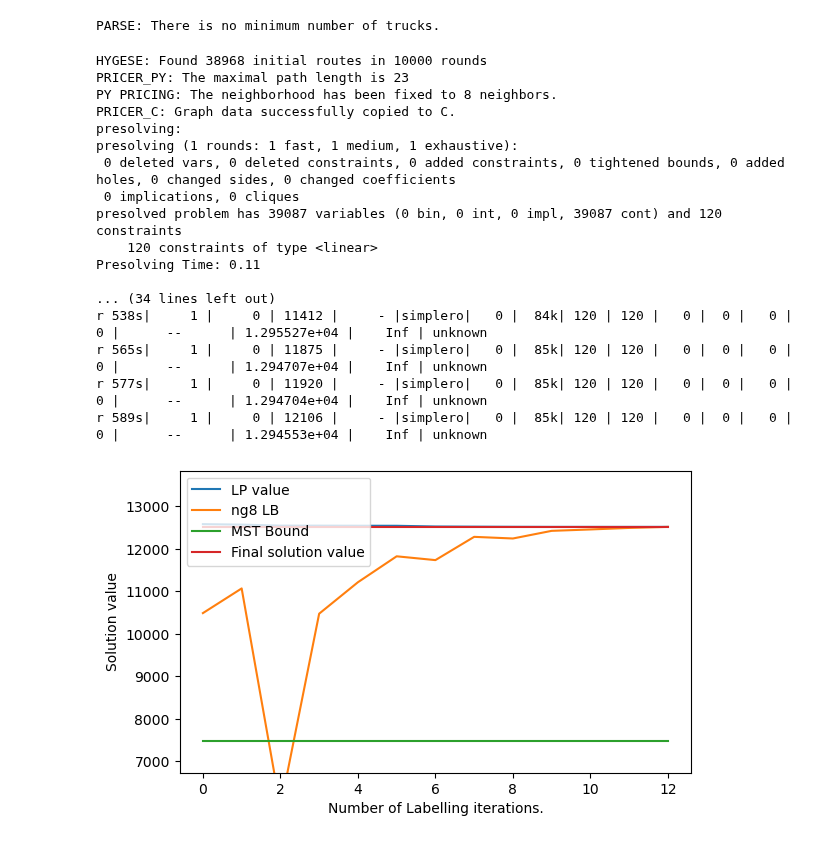
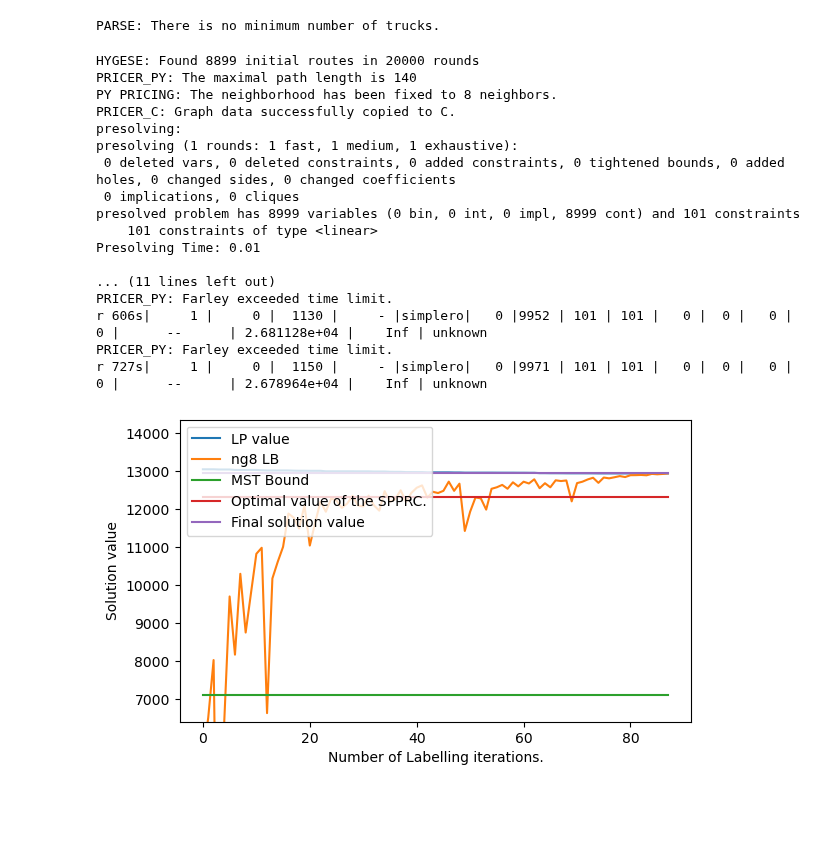
Before and after one commit to habanzu/cvrp, a Jupyter notebook: CVRP.ipynb, the cells around one changed output. Drawn from its saved outputs; the diff is of its cells as text; code cells hidden in the pictures; blank space fills up the shorter version.

```diff
--- a/CVRP.ipynb
+++ b/CVRP.ipynb
@@ -25,16 +25,16 @@ import matplotlib
 # G = parse("Instances/E/E-n51-k5.vrp")
 # G = parse("Instances/E/E-n76-k14.vrp")
 # G = parse("Instances/E/E-n101-k14.vrp")
-# G = parse("Instances/Uchoa/X-n101-k25.vrp")
-# G.graph['min_trucks'] = 26
+G = parse("Instances/Uchoa/X-n101-k25.vrp")
+G.graph['min_trucks'] = 26
 # G = parse("Instances/Uchoa/X-n106-k14.vrp")
 # G.graph['min_trucks'] = 14
 # G = parse("Instances/Uchoa/X-n110-k13.vrp")
 # G.graph['min_trucks'] = 13
 # G = parse("Instances/Uchoa/X-n115-k10.vrp")
 # G.graph['min_trucks'] = 10
-G = parse("Instances/Uchoa/X-n120-k6.vrp")
-G.graph['min_trucks'] = 6
+# G = parse("Instances/Uchoa/X-n120-k6.vrp")
+# G.graph['min_trucks'] = 6
 # G = parse("Instances/Uchoa/X-n125-k30.vrp")
 # G.graph['min_trucks'] = 30
 # G = parse("Instances/Uchoa/X-n129-k18.vrp")
@@ -59,10 +59,10 @@ model = VRP(G)
 # Create pricer
 pricer = VRPPricer()
 pricer.init_data(G)
-pricer.data['methods'] = ["ng8"]
+pricer.data['methods'] = ["SPPRC"]
 pricer.data['max_vars']= 10000
-pricer.data['time_limit'] = 300
-pricer.data['farley'] = False
+pricer.data['time_limit'] = 120
+pricer.data['farley'] = True
 
 model.includePricer(pricer, "pricer","does pricing")
 
@@ -71,23 +71,23 @@ create_constraints(model,G,heuristic_stale_it=100, heuristic_max_it=2e4)
 model.optimize()
 model.hideOutput(quiet=False)
 # %% [output]
-HYGESE: Found 38968 initial routes in 10000 rounds
-PRICER_PY: The maximal path length is 23
+HYGESE: Found 8899 initial routes in 20000 rounds
+PRICER_PY: The maximal path length is 140
 PY PRICING: The neighborhood has been fixed to 8 neighbors.
 PRICER_C: Graph data successfully copied to C.
 presolving:
 presolving (1 rounds: 1 fast, 1 medium, 1 exhaustive):
  0 deleted vars, 0 deleted constraints, 0 added constraints, 0 tightened bounds, 0 added holes, 0 changed sides, 0 changed coefficients
  0 implications, 0 cliques
-presolved problem has 39087 variables (0 bin, 0 int, 0 impl, 39087 cont) and 120 constraints
-    120 constraints of type <linear>
-Presolving Time: 0.11
+presolved problem has 8999 variables (0 bin, 0 int, 0 impl, 8999 cont) and 101 constraints
+    101 constraints of type <linear>
+Presolving Time: 0.01
 
-... (34 lines left out)
-r 538s|     1 |     0 | 11412 |     - |simplero|   0 |  84k| 120 | 120 |   0 |  0 |   0 |   0 |      --      | 1.295527e+04 |    Inf | unknown
-r 565s|     1 |     0 | 11875 |     - |simplero|   0 |  85k| 120 | 120 |   0 |  0 |   0 |   0 |      --      | 1.294707e+04 |    Inf | unknown
-r 577s|     1 |     0 | 11920 |     - |simplero|   0 |  85k| 120 | 120 |   0 |  0 |   0 |   0 |      --      | 1.294704e+04 |    Inf | unknown
-r 589s|     1 |     0 | 12106 |     - |simplero|   0 |  85k| 120 | 120 |   0 |  0 |   0 |   0 |      --      | 1.294553e+04 |    Inf | unknown
+... (11 lines left out)
+PRICER_PY: Farley exceeded time limit.
+r 606s|     1 |     0 |  1130 |     - |simplero|   0 |9952 | 101 | 101 |   0 |  0 |   0 |   0 |      --      | 2.681128e+04 |    Inf | unknown
+PRICER_PY: Farley exceeded time limit.
+r 727s|     1 |     0 |  1150 |     - |simplero|   0 |9971 | 101 | 101 |   0 |  0 |   0 |   0 |      --      | 2.678964e+04 |    Inf | unknown
 # %%
 # This value is the exact pagewidth of latex
 plt.figure(figsize=(6.6,4),dpi=100)
@@ -105,35 +105,35 @@ T = nx.minimum_spanning_tree(G)
 mst = T.size(weight='weight') + min(G.edges().data('weight'),key=lambda edge: edge[2])[2]
 mst = [mst for i in range(len(upper_bounds))]
 plt.plot(mst, label="MST Bound")
 
 # optimal = [534 for i in range(len(upper_bounds))]
 # plt.plot(optimal, label="Optimal Integer Solution")
 
-# spprc = [445 for i in range(len(upper_bounds))]
-# plt.plot(spprc, label="Optimal value of the SPPRC.")
+spprc = [12308 for i in range(len(upper_bounds))]
+plt.plot(spprc, label="Optimal value of the SPPRC.")
 
 # ng8 = [481 for i in range(len(upper_bounds))]
 # plt.plot(ng8, label="Optimal value of ng 8.")
 
 # cyc2 = [464.2 for i in range(len(upper_bounds))]
 # plt.plot(cyc2, label="Optimal value of 2-cycle Elimination.")
 
 if pricer.data['farley']:
     farley_bounds = pricer.data['farley_bound']
     plt.plot(farley_bounds, label="Farley Bound")
 
 solval = model.getObjVal()
 sol = [solval for i in range(len(upper_bounds))]
 plt.plot(sol,label="Final solution value")
 
 plt.ylim((mst[0]*0.9,xmax*1.1))
 
 plt.legend(loc='upper left')
 plt.xlabel("Number of Labelling iterations.")
 plt.ylabel("Solution value")
 # plt.savefig("plots/E-n30-k3.espprc.pgf")
 plt.show()
 # %% [output]
-[figure, old version]
+[figure, new version]
 # %%
 output_variables(model, pricer)
```
Also changed, not shown: 2 other files.
